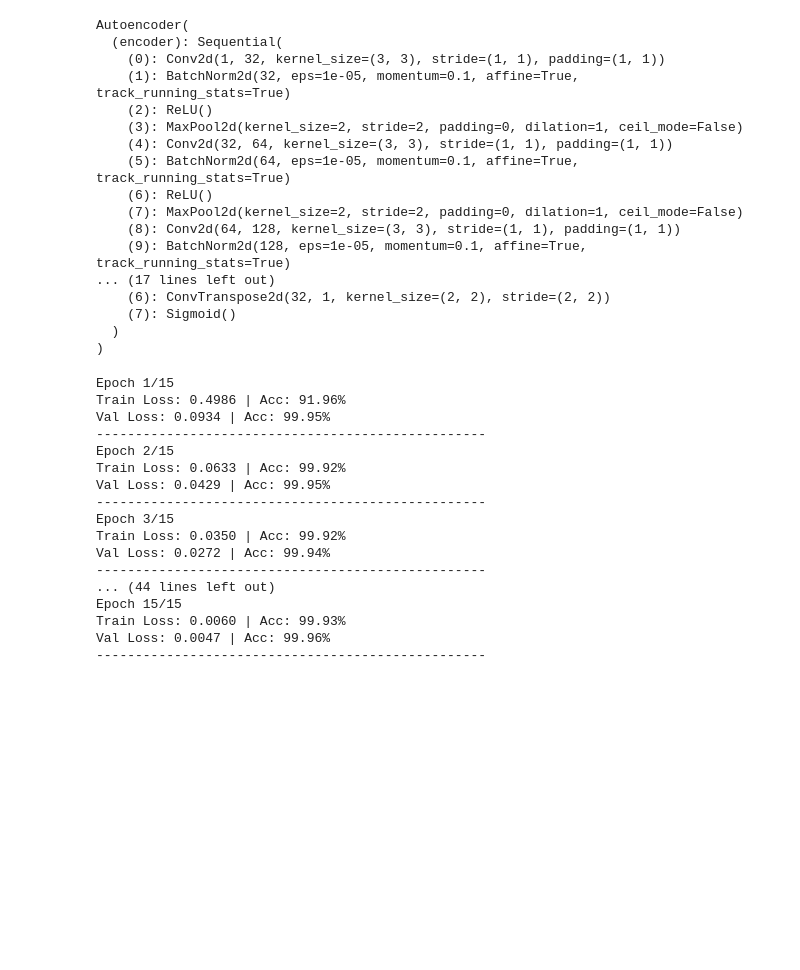
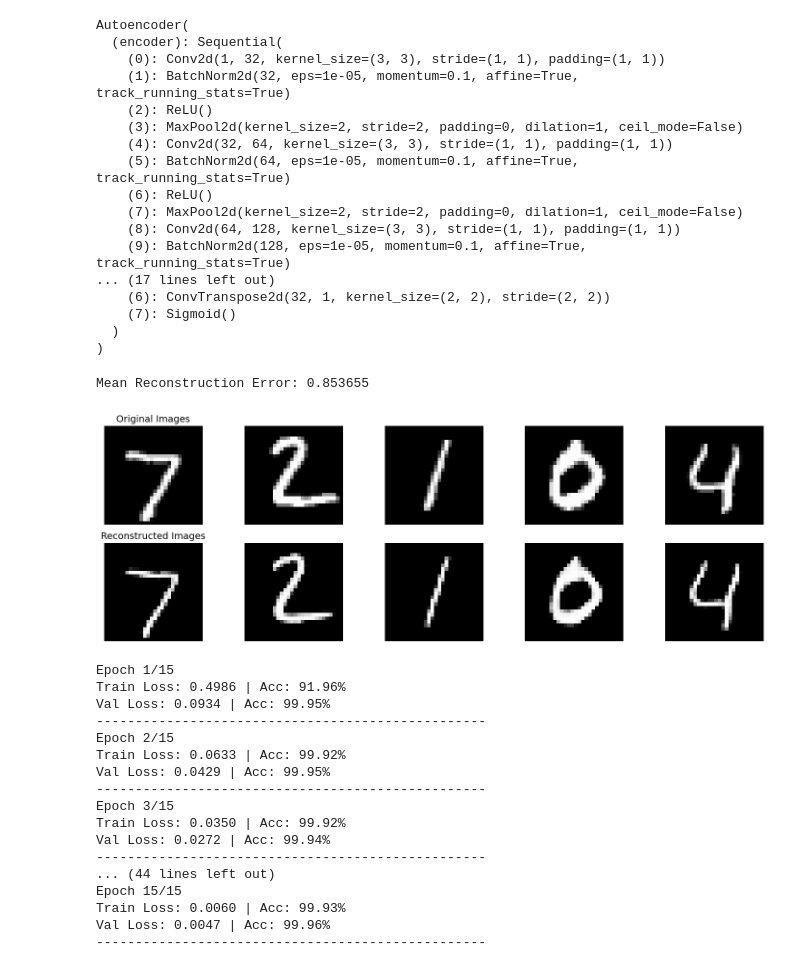
Before and after one commit to oren-ron/Deep_project, a Jupyter notebook: subtask123-paper-mnist.ipynb, the cells around one changed output. Saved outputs shown, nothing was run; the diff lists cells and outputs as text; code cells hidden in the pictures; blank space fills up the shorter version.

Commit message:
mean recon error

```diff
--- a/subtask123-paper-mnist.ipynb
+++ b/subtask123-paper-mnist.ipynb
@@ -209,7 +209,7 @@ for epoch in range(num_epochs):
 
     if avg_val_loss < best_val_loss:
         best_val_loss = avg_val_loss
-        torch.save(model.state_dict(), 'best_model_paper.pth')
+        torch.save(model.state_dict(), 'best_model_paper_mnist.pth')
         print("saved model")
 
     print(f'Epoch [{epoch+1}/{num_epochs}]')
@@ -235,5 +226,5 @@ Train Loss: 1.3956, Val Loss: 1.8317
 # %%
-model.load_state_dict(torch.load('best_model_paper.pth'))
+model.load_state_dict(torch.load('best_model_paper_mnist.pth'))
 # model.load_state_dict(torch.load('best_model_paper_final.pth'))
 # model.load_state_dict(torch.load('best_model_paper_conv.pth'))
 
@@ -263,6 +254,55 @@ import utils
 importlib.reload(utils)
 from utils import plot_tsne
 plot_tsne(model.encoder, test_loader, device)
+# %%
+import torch.nn.functional as F
+import matplotlib.pyplot as plt
+
+def plot_reconstructions_with_error(model, dataloader, device, num_images=5):
+    model.eval()
+    images, reconstructions = [], []
+    reconstruction_errors = []
+
+    with torch.no_grad():
+        for data in dataloader:
+            img, _ = data  # Assuming dataloader returns (image, label)
+            img = img.to(device)
+            recon, _ = model(img)  # Assuming model returns (reconstructed, latent)
+            images.append(img.cpu())
+            reconstructions.append(recon.cpu())
+            # Compute reconstruction error (MSE) for the batch
+            error = F.mse_loss(recon, img, reduction='none').view(img.size(0), -1).mean(dim=1)
+            reconstruction_errors.extend(error.cpu().numpy())
+            if len(images) >= num_images:
+                break
+
+    images = torch.cat(images)[:num_images]
+    reconstructions = torch.cat(reconstructions)[:num_images]
+
+    # Compute mean reconstruction error
+    mean_error = sum(reconstruction_errors) / len(reconstruction_errors)
+    print(f"Mean Reconstruction Error: {mean_error:.6f}")
+
+    # Plot original and reconstructed images
+    fig, axes = plt.subplots(2, num_images, figsize=(15, 5))
+    for i in range(num_images):
+        # Original images
+        axes[0, i].imshow(images[i].squeeze().cpu().numpy(), cmap='gray')
+        axes[0, i].axis('off')
+        # Reconstructed images
+        axes[1, i].imshow(reconstructions[i].squeeze().cpu().numpy(), cmap='gray')
+        axes[1, i].axis('off')
+
+    axes[0, 0].set_title('Original Images', size=14)
+    axes[1, 0].set_title('Reconstructed Images', size=14)
+    plt.tight_layout()
+    plt.show()
+
+# Assuming `model` is your autoencoder and `test_loader` is your test dataloader
+plot_reconstructions_with_error(model, test_loader, device)
+# %% [output]
+Mean Reconstruction Error: 0.853655
+[figure, added]
 # %%
 import torch
 import torch.nn as nn
```
Also changed, not shown: parts of 1 cell of this notebook, 2 other files.
